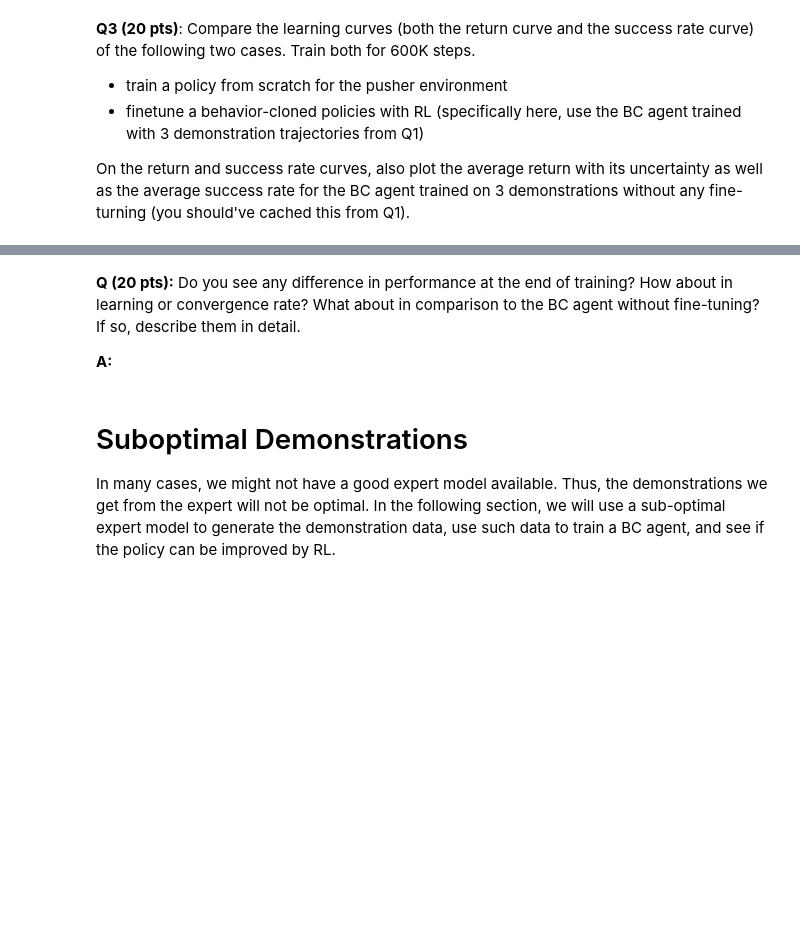
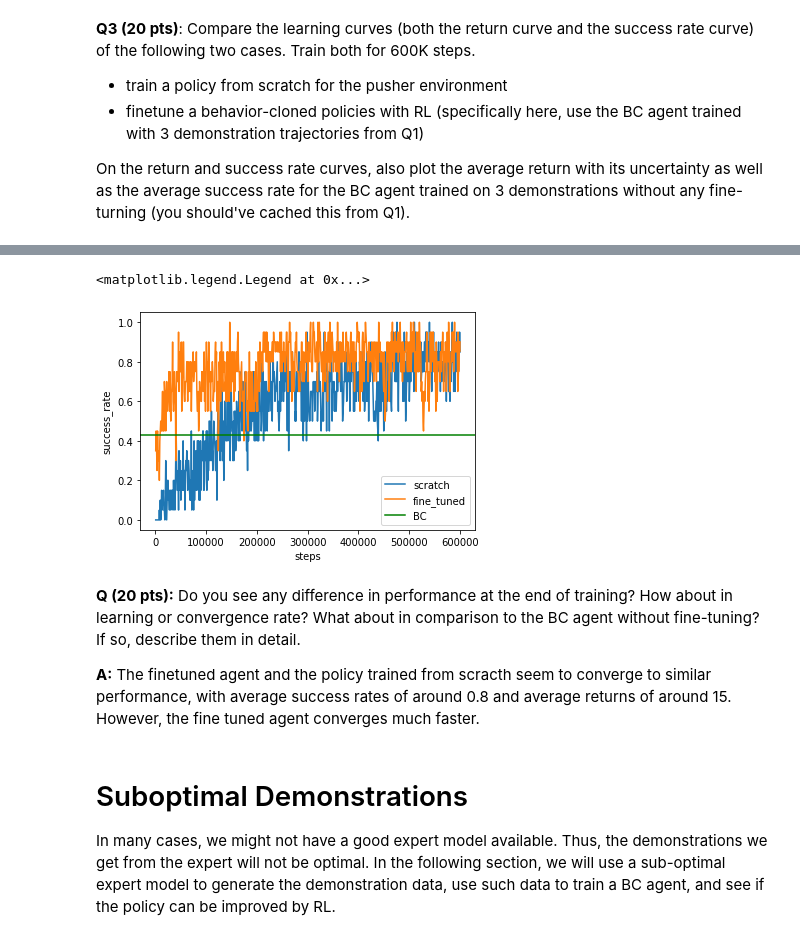
Before and after one commit to LuisCGit/6.484-reinforcement-learning, a Jupyter notebook: lfd.ipynb, the cells around one changed output, grey strips where cells are left out. Drawn from its saved outputs; the diff is of its cells as text; code cells hidden in the pictures; blank space fills up the shorter version.

```diff
--- a/lfd.ipynb
+++ b/lfd.ipynb
@@ -841,7 +945,19 @@ On the return and success rate curves, also plot the average return with its unc
+# %%
+ax = sns.lineplot(x = "steps", y = "success_rate", hue = "agent", data = df_plot)
+ax.axhline(y=success_rate_bc,label="BC",color="g")
+ax.legend()
+#shaded region for uncertainty in BC returns
+# ax.fill_between(steps, [success_rate_bc-ret_std_bc]*len(steps), [ret_mean_bc+ret_std_bc]*len(steps),
+#                  facecolor="g", # The fill color
+#                  color='g',     # The outline color
+#                  alpha=0.2)     # Transparency of the fill
+# %% [output]
+<matplotlib.legend.Legend at 0x...>
+[figure, added]
 # %% [markdown]
 **Q (20 pts):** Do you see any difference in performance at the end of training? How about in learning or convergence rate? What about in comparison to the BC agent without fine-tuning? If so, describe them in detail.
 
-**A:**
+**A:** The finetuned agent and the policy trained from scracth seem to converge to similar performance, with average success rates of around 0.8 and average returns of around 15. However, the fine tuned agent converges much faster.
 # %% [markdown]
 # Suboptimal Demonstrations
 
```
Also changed, not shown: parts of 10 cells of this notebook.
